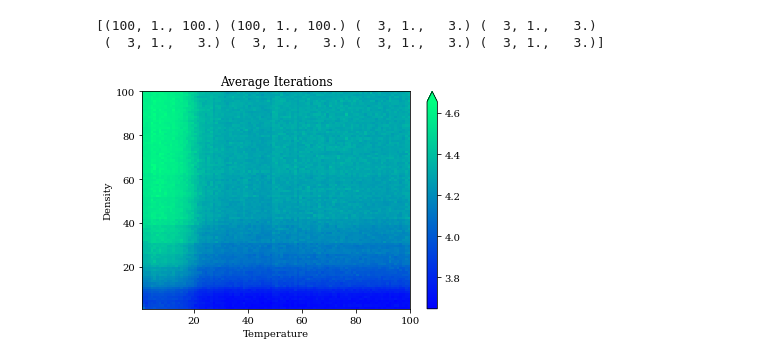
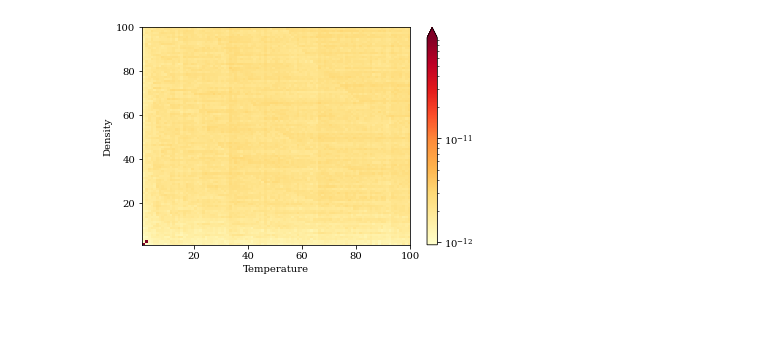
Before and after one commit to jfields7/primitive-solver, a Jupyter notebook: benchmark/scripts/heatmap.ipynb, the cells around one changed output. Saved outputs shown, nothing was run; the diff lists cells and outputs as text; code cells hidden in the pictures; blank space fills up the shorter version.

Commit message:
Minor tweaks and cleanup of plotting notebook.

```diff
--- a/benchmark/scripts/heatmap.ipynb
+++ b/benchmark/scripts/heatmap.ipynb
@@ -15,8 +15,6 @@ vz_range = ranges[4]
 Bx_range = ranges[5]
 By_range = ranges[6]
 Bz_range = ranges[7]
-
-print(ranges)
 
 # Extract sizes
 nn = n_range[0]
@@ -44,9 +42,6 @@ therm = np.fromfile("../bin/Basic.aux",dtype=np.float64,count=size,offset=size*8
 
 def index(ni, ti, vxi, vyi, vzi, bxi, byi, bzi):
     return ni + nn*(ti + nT*(vxi + nvx*(vyi + nvy*(vzi + nvz*(bxi + nBx*(byi + nBy*bzi))))))
-# %% [output]
-[(100, 1., 100.) (100, 1., 100.) (  3, 1.,   3.) (  3, 1.,   3.)
- (  3, 1.,   3.) (  3, 1.,   3.) (  3, 1.,   3.) (  3, 1.,   3.)]
 # %%
 # Average out errors over magnetic fields and velocities
 iterations_avg = np.mean(iterations.reshape(arr_shape),(0,1,2,3,4,5))
@@ -66,40 +61,38 @@ y, x = np.meshgrid(np.linspace(n_range[1],n_range[2],nn), np.linspace(T_range[1]
 
 z = n_err_avg
 z = z[:-1,:-1]
 #w = iterations_avg
 w = iterations_avg[:-1,:-1]
 z_min, z_max = np.abs(z).min(), np.abs(z).max()
 w_min, w_max = np.abs(w).min(), np.abs(w).max()
 
 fig, ax = plt.subplots()
 
-
-#c = ax.pcolormesh(x, y, z, cmap='YlOrRd', norm=colors.LogNorm(vmin=z_min, vmax=z_max))
-c = ax.pcolormesh(x, y, w, cmap='winter', vmin=w_min, vmax=w_max)
+c = ax.pcolormesh(x, y, z, cmap='YlOrRd', norm=matplotlib.colors.LogNorm(vmin=z_min, vmax=z_min*50))
+#c = ax.pcolormesh(x, y, w, cmap='winter', vmin=w_min, vmax=w_max)
 #ax.contour(x, y, w, levels=5, colors='black', linestyles=('solid', 'dashed', 'dashdot', 'dotted'))
 #ax.set_title('Density, Average Relative Error')
-ax.set_title("Average Iterations")
+#ax.set_title("Average Iterations")
 ax.set_xlabel('Temperature')
 ax.set_ylabel('Density')
 # set the limits of the plot to the limits of the data
 ax.axis([x.min(), x.max(), y.min(), y.max()])
 fig.colorbar(c, ax=ax, extend='max')
 
-
-
-'''z = iterations
+'''
+z = iterations
 z_min, z_max = np.abs(z).min(), np.abs(z).max()
 
 fig, ax = plt.subplots()
 c = ax.pcolor(therm,mag,z, cmap='seismic', vmin=z_min, vmax=z_max)
 ax.set_title('Average Iterations')
 ax.set_xlabel('Temperature')
 ax.set_ylabel('Magnetization')
 # set the limits of the plot to the limits of the data
 ax.axis([therm.min(), therm.max(), mag.min(), mag.max()])
-fig.colorbar(c, ax=ax)'''
-
+fig.colorbar(c, ax=ax)
+'''
 
 plt.show()
 # %% [output]
-[figure, old version]
+[figure, new version]
```
Also changed, not shown: parts of 1 cell of this notebook.
